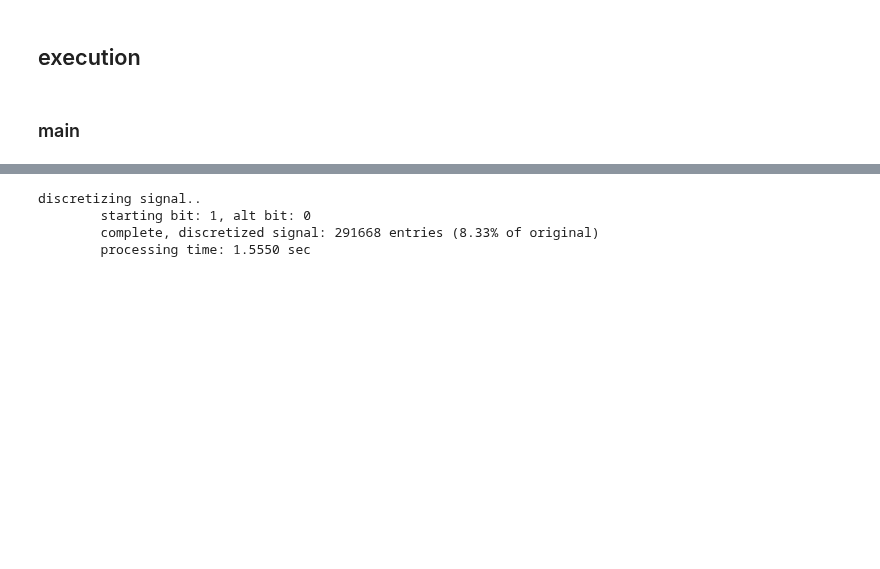
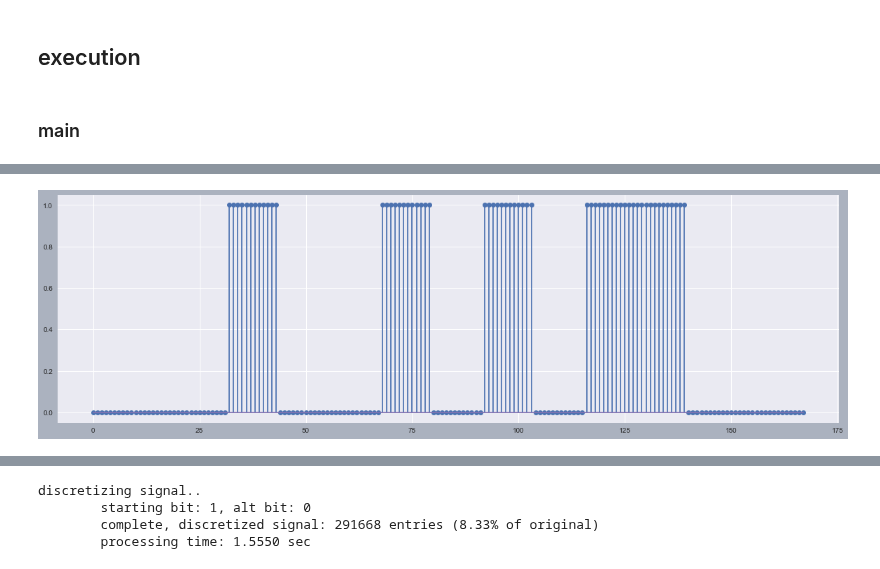
Before and after one commit to tjbergst/data-parsing, a Jupyter notebook: code-parser-translation.ipynb, the cells around one changed output, grey strips where cells are left out. Saved outputs shown, nothing was run; the diff lists cells and outputs as text; code cells hidden in the pictures; blank space fills up the shorter version.

```diff
--- a/code-parser-translation.ipynb
+++ b/code-parser-translation.ipynb
@@ -469,0 +612,8 @@ created data message, 160 bits
+# %%
+DP.plot_subset(
+    DP.data,
+    30*12,
+    44*12
+)
+# %% [output]
+[figure, added]
```
Also changed, not shown: parts of 31 cells of this notebook.
